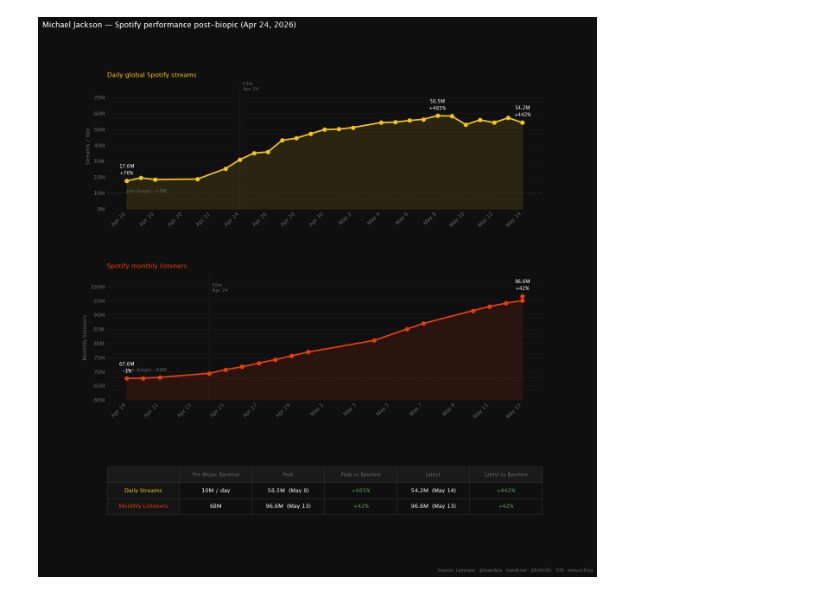
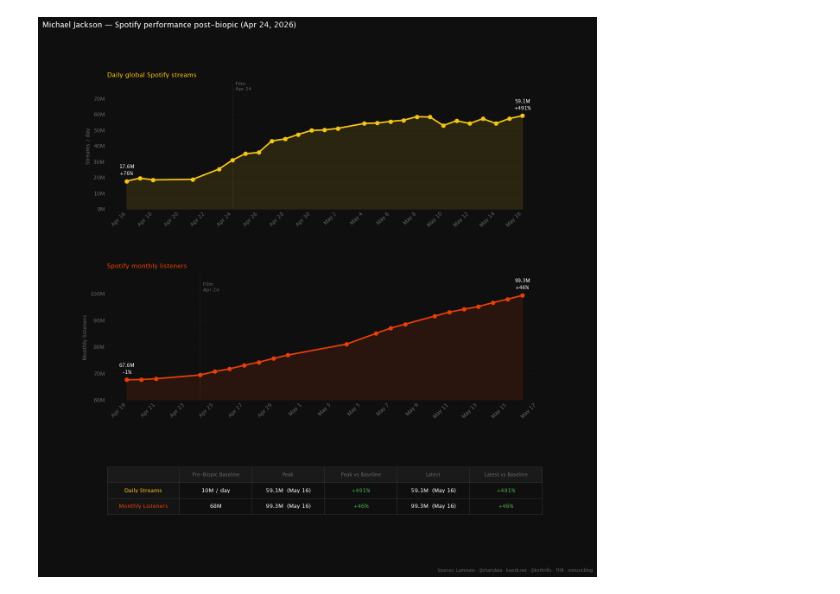
Before and after one commit to john15young/MichaelJacksonSpotifyAnalyticsPost2026MovieRelease, a Jupyter notebook: Streaming Analytics: Michael Jackson 2026 Movie.ipynb, the cells around one changed output. Drawn from its saved outputs; the diff is of its cells as text; code cells hidden in the pictures.

```diff
--- a/Streaming Analytics: Michael Jackson 2026 Movie.ipynb
+++ b/Streaming Analytics: Michael Jackson 2026 Movie.ipynb
@@ -30,6 +30,8 @@ streams_data = [                                  # ('YYYY-MM-DD', millions)
     ('2026-05-12', 54.2),
     ('2026-05-13', 57.2),
     ('2026-05-14', 54.2),
+    ('2026-05-15', 57.3),
+    ('2026-05-16', 59.1),
 ]
 
 # ─── CHECK SPOTIFY ARTIST PAGE FOR MONTHLY LISTENERS
@@ -47,11 +49,14 @@ listeners_data = [                                # ('YYYY-MM-DD', millions)
     ('2026-05-04', 81.0),
     ('2026-05-06', 85.0),
     ('2026-05-07', 87.0),
+    ('2026-05-08', 88.5),
     ('2026-05-10', 91.5),
     ('2026-05-11', 93.0),
     ('2026-05-12', 94.1),
     ('2026-05-13', 95.1),
-    ('2026-05-13', 96.6)
+    ('2026-05-14', 96.6),
+    ('2026-05-15', 97.9),
+    ('2026-05-16', 99.3),
 ]
 # ─────────────────────────────────────────────────────────────────────────────
 
@@ -86,8 +91,6 @@ def plot_series(ax, dates, values, color, baseline, ylabel, title, ymin=0, ypad=
     ax.yaxis.set_major_formatter(plt.FuncFormatter(lambda x, _: f'{x:.0f}M'))
     ax.set_ylabel(ylabel, color=MUTED, fontsize=9)
     ax.set_title(title, color=color, fontsize=11, fontweight='bold', pad=10, loc='left')
-    ax.axhline(y=baseline, color=MUTED, linewidth=1, linestyle=':', alpha=0.5)
-    ax.text(dates[0], baseline * 1.03, f'pre-biopic ~{baseline:.0f}M', color=MUTED, fontsize=8)
 
     # Only label first, peak, and last points
     peak_val = max(values)
@@ -146,23 +149,23 @@ tbl = ax3.table(
     colLabels=col_labels, cellLoc='center', loc='center',
 )
 tbl.auto_set_font_size(False)
 tbl.set_fontsize(9.5)
 tbl.scale(1, 2.2)
 
 for (row, col), cell in tbl.get_celld().items():
     cell.set_facecolor(BG)
     cell.set_edgecolor('#333333')
     cell.set_linewidth(0.8)
     cell.set_text_props(color=WHITE)
     if row == 0:
         cell.set_facecolor('#1a1a1a')
         cell.set_text_props(color=MUTED, fontsize=8.5, fontweight='bold')
     if col == 0 and row > 0:
         cell.set_facecolor('#141414')
         cell.set_text_props(color=YELLOW if row == 1 else RED, fontweight='bold')
     if col in (3, 5) and row > 0:
         cell.set_text_props(color=GREEN, fontweight='bold')
 
 plt.show()
 # %% [output]
-[figure, old version]
+[figure, new version]
```
